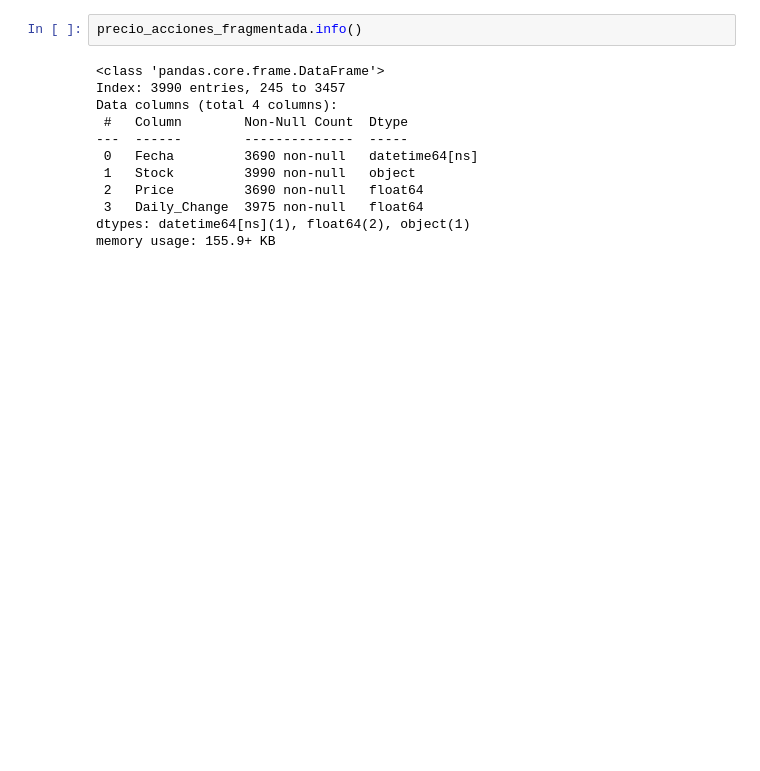
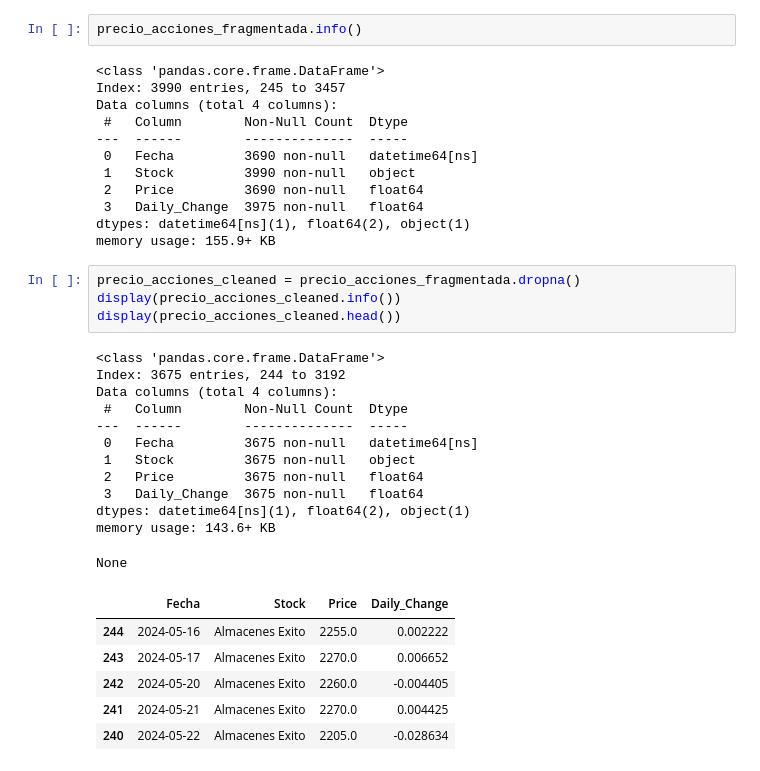
Before and after one commit to mugaso/Data-Science-1, a Jupyter notebook: Proyecto_clase/Proyecto_final.ipynb, the cells around one changed output. Drawn from its saved outputs; the diff is of its cells as text; blank space fills up the shorter version.

```diff
--- a/Proyecto_clase/Proyecto_final.ipynb
+++ b/Proyecto_clase/Proyecto_final.ipynb
@@ -125,3 +171,26 @@ Data columns (total 4 columns):
  3   Daily_Change  3975 non-null   float64
 dtypes: datetime64[ns](1), float64(2), object(1)
 memory usage: 155.9+ KB
+# %%
+precio_acciones_cleaned = precio_acciones_fragmentada.dropna()
+display(precio_acciones_cleaned.info())
+display(precio_acciones_cleaned.head())
+# %% [output]
+<class 'pandas.core.frame.DataFrame'>
+Index: 3675 entries, 244 to 3192
+Data columns (total 4 columns):
+ #   Column        Non-Null Count  Dtype
+---  ------        --------------  -----
+ 0   Fecha         3675 non-null   datetime64[ns]
+ 1   Stock         3675 non-null   object
+ 2   Price         3675 non-null   float64
+ 3   Daily_Change  3675 non-null   float64
+dtypes: datetime64[ns](1), float64(2), object(1)
+memory usage: 143.6+ KB
+None
+|  | Fecha | Stock | Price | Daily_Change |
+| 244 | 2024-05-16 | Almacenes Exito | 2255.0 | 0.002222 |
+| 243 | 2024-05-17 | Almacenes Exito | 2270.0 | 0.006652 |
+| 242 | 2024-05-20 | Almacenes Exito | 2260.0 | -0.004405 |
+| 241 | 2024-05-21 | Almacenes Exito | 2270.0 | 0.004425 |
+| 240 | 2024-05-22 | Almacenes Exito | 2205.0 | -0.028634 |
```
Also changed, not shown: parts of 6 cells of this notebook.
